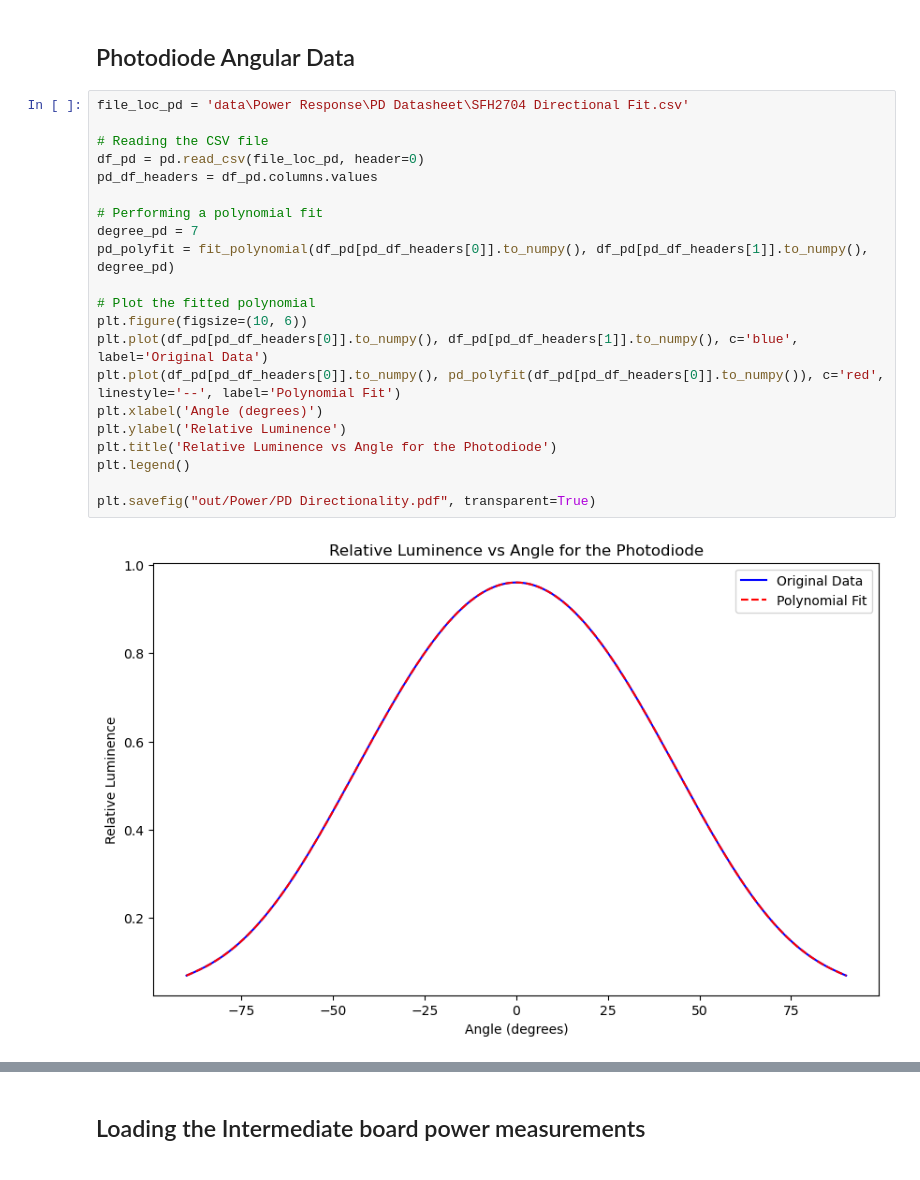
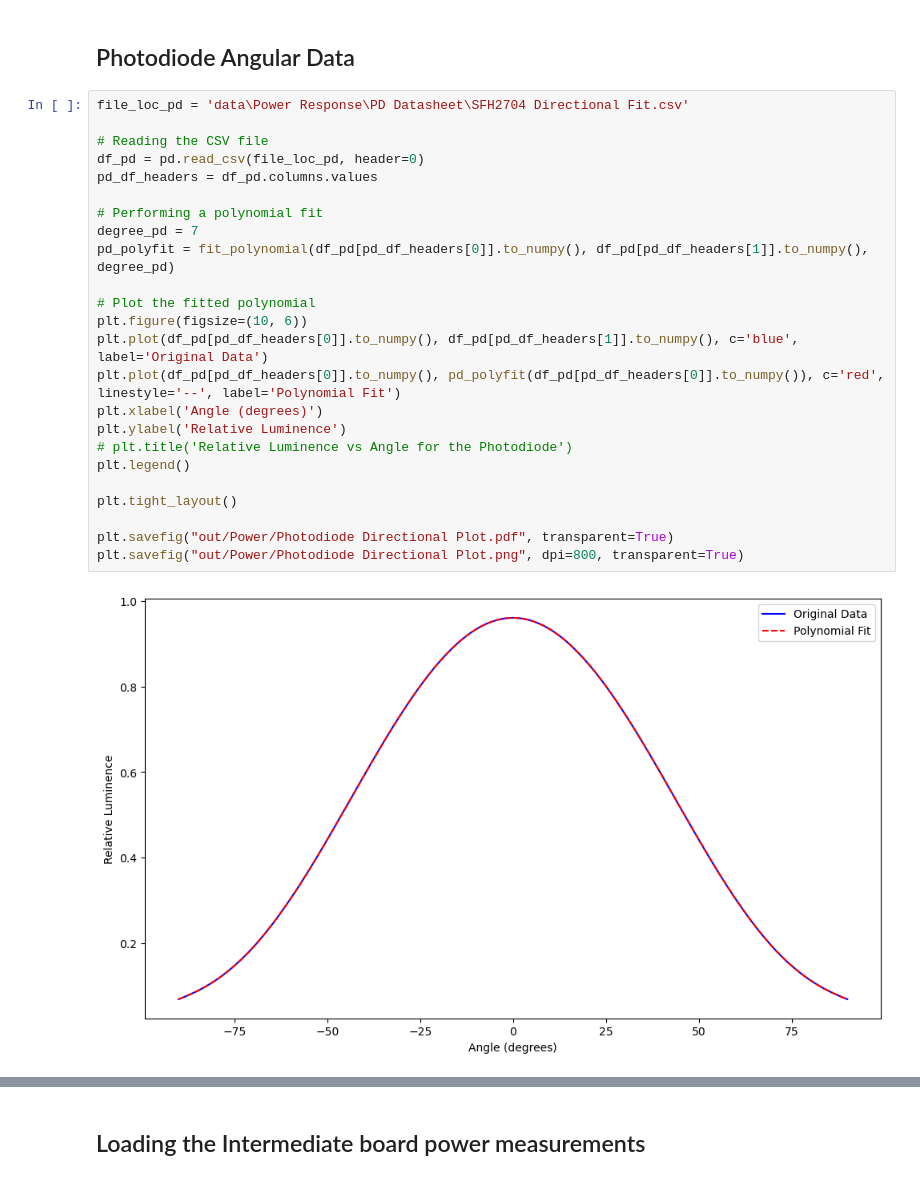
Before and after one commit to sainikhileshmurtyk/OENN-Analysis, a Jupyter notebook: Power and Response/2023-11-16 Power Analysis.ipynb, the cells around one changed output, grey strips where cells are left out. Cells and saved outputs as stored; diff of their text form.

```diff
--- a/Power and Response/2023-11-16 Power Analysis.ipynb
+++ b/Power and Response/2023-11-16 Power Analysis.ipynb
@@ -281,23 +474,26 @@ plt.show()
 # %%
 file_loc_pd = 'data\Power Response\PD Datasheet\SFH2704 Directional Fit.csv'
 
 # Reading the CSV file
 df_pd = pd.read_csv(file_loc_pd, header=0)
 pd_df_headers = df_pd.columns.values
 
 # Performing a polynomial fit
 degree_pd = 7
 pd_polyfit = fit_polynomial(df_pd[pd_df_headers[0]].to_numpy(), df_pd[pd_df_headers[1]].to_numpy(), degree_pd)
 
 # Plot the fitted polynomial
 plt.figure(figsize=(10, 6))
 plt.plot(df_pd[pd_df_headers[0]].to_numpy(), df_pd[pd_df_headers[1]].to_numpy(), c='blue', label='Original Data')
 plt.plot(df_pd[pd_df_headers[0]].to_numpy(), pd_polyfit(df_pd[pd_df_headers[0]].to_numpy()), c='red', linestyle='--', label='Polynomial Fit')
 plt.xlabel('Angle (degrees)')
 plt.ylabel('Relative Luminence')
-plt.title('Relative Luminence vs Angle for the Photodiode')
+# plt.title('Relative Luminence vs Angle for the Photodiode')
 plt.legend()
 
-plt.savefig("out/Power/PD Directionality.pdf", transparent=True)
+plt.tight_layout()
+
+plt.savefig("out/Power/Photodiode Directional Plot.pdf", transparent=True)
+plt.savefig("out/Power/Photodiode Directional Plot.png", dpi=800, transparent=True)
 # %% [output]
-[figure, old version]
+[figure, new version]
```
Also changed, not shown: parts of 53 cells of this notebook, 1 other file.
